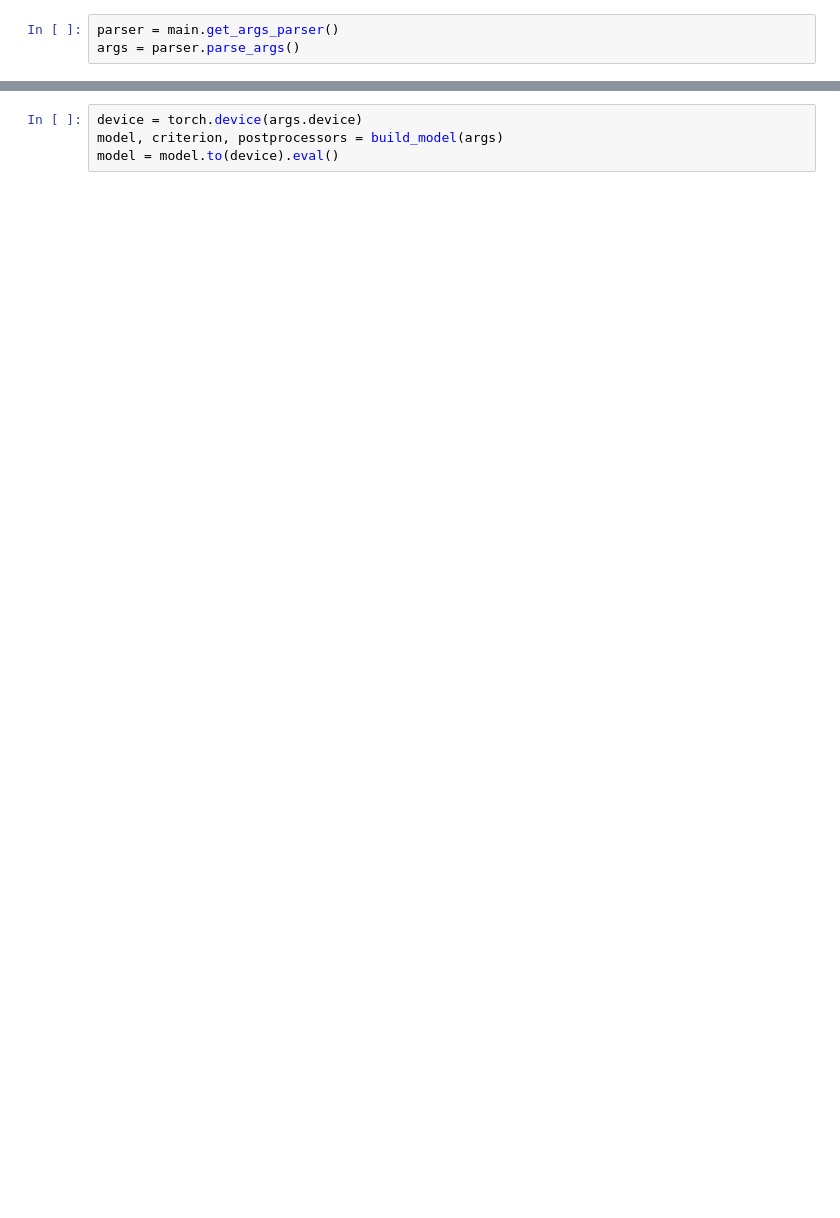
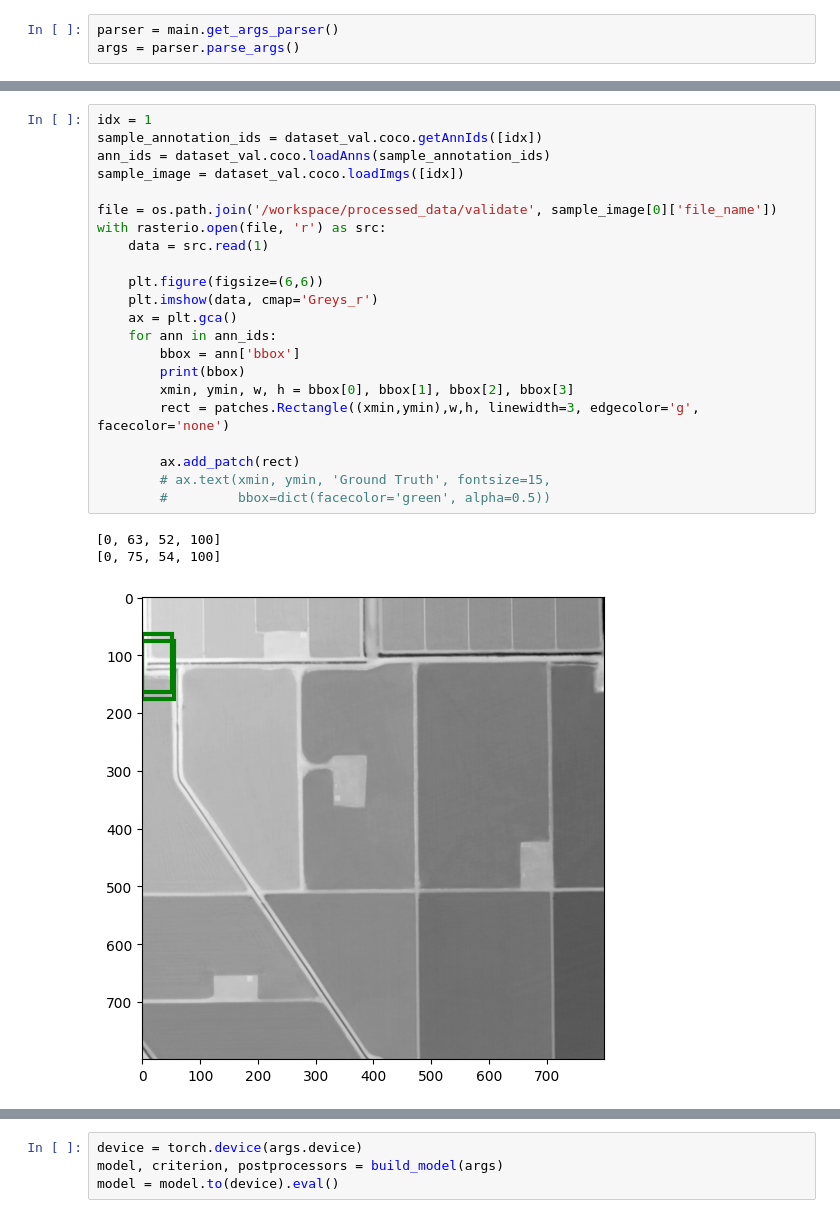
Before and after one commit to amirhnazerii/Transformer_OD_TPU, a Jupyter notebook: dataset-preparation/visualize_dataset.ipynb, the cells around one changed output, grey strips where cells are left out. Drawn from its saved outputs; the diff is of its cells as text; blank space fills up the shorter version.

```diff
--- a/dataset-preparation/visualize_dataset.ipynb
+++ b/dataset-preparation/visualize_dataset.ipynb
@@ -46,5 +47,31 @@ loading annotations into memory...
 Done (t=0.01s)
 creating index...
 index created!
+# %%
+idx = 1
+sample_annotation_ids = dataset_val.coco.getAnnIds([idx])
+ann_ids = dataset_val.coco.loadAnns(sample_annotation_ids)
+sample_image = dataset_val.coco.loadImgs([idx])
+
+file = os.path.join('/workspace/processed_data/validate', sample_image[0]['file_name'])
+with rasterio.open(file, 'r') as src:
+    data = src.read(1)
+
+    plt.figure(figsize=(6,6))
+    plt.imshow(data, cmap='Greys_r')
+    ax = plt.gca()
+    for ann in ann_ids:
+        bbox = ann['bbox']
+        print(bbox)
+        xmin, ymin, w, h = bbox[0], bbox[1], bbox[2], bbox[3]
+        rect = patches.Rectangle((xmin,ymin),w,h, linewidth=3, edgecolor='g', facecolor='none')
+
+        ax.add_patch(rect)
+        # ax.text(xmin, ymin, 'Ground Truth', fontsize=15,
+        #         bbox=dict(facecolor='green', alpha=0.5))
+# %% [output]
+[0, 63, 52, 100]
+[0, 75, 54, 100]
+[figure, added]
 # %%
 sampler_train = torch.utils.data.RandomSampler(dataset_train)
```
Also changed, not shown: parts of 9 cells of this notebook, 1 other file.
